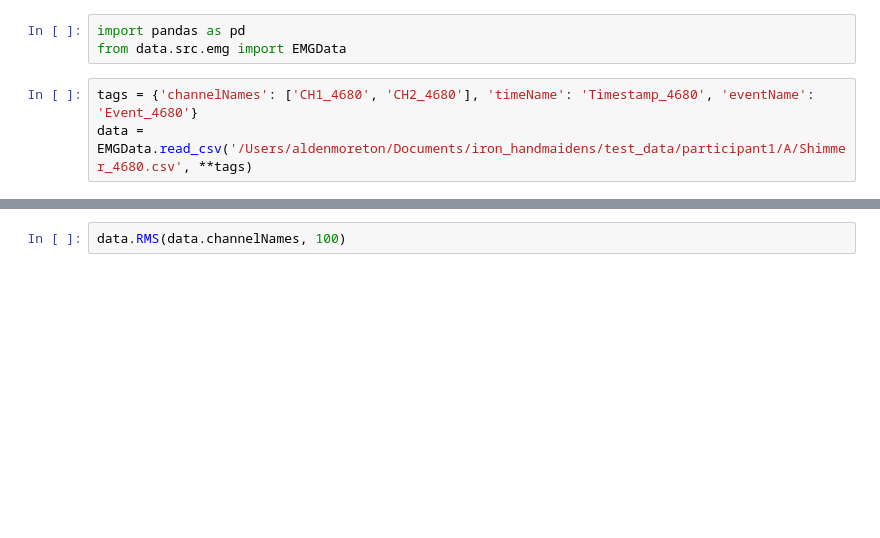
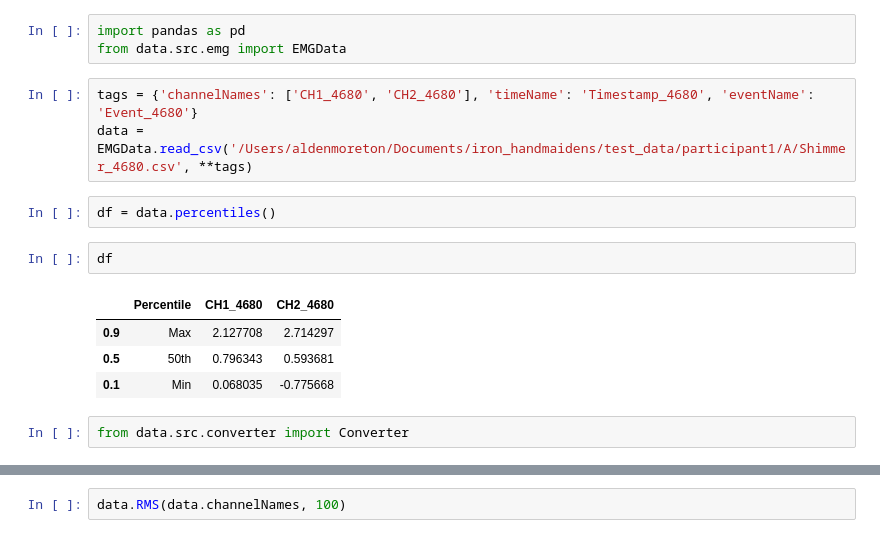
Before and after one commit to eearchey/iron_handmaidens, a Jupyter notebook: iron_handmaidens/testing.ipynb, the cells around one changed output, grey strips where cells are left out. Drawn from its saved outputs; the diff is of its cells as text; blank space fills up the shorter version.

```diff
--- a/iron_handmaidens/testing.ipynb
+++ b/iron_handmaidens/testing.ipynb
@@ -4,3 +4,14 @@ from data.src.emg import EMGData
 # %%
 tags = {'channelNames': ['CH1_4680', 'CH2_4680'], 'timeName': 'Timestamp_4680', 'eventName': 'Event_4680'}
 data = EMGData.read_csv('/Users/aldenmoreton/Documents/iron_handmaidens/test_data/participant1/A/Shimmer_4680.csv', **tags)
+# %%
+df = data.percentiles()
+# %%
+df
+# %% [output]
+|  | Percentile | CH1_4680 | CH2_4680 |
+| 0.9 | Max | 2.127708 | 2.714297 |
+| 0.5 | 50th | 0.796343 | 0.593681 |
+| 0.1 | Min | 0.068035 | -0.775668 |
+# %%
+from data.src.converter import Converter
```
Also changed, not shown: parts of 2 cells of this notebook, 3 other files.
